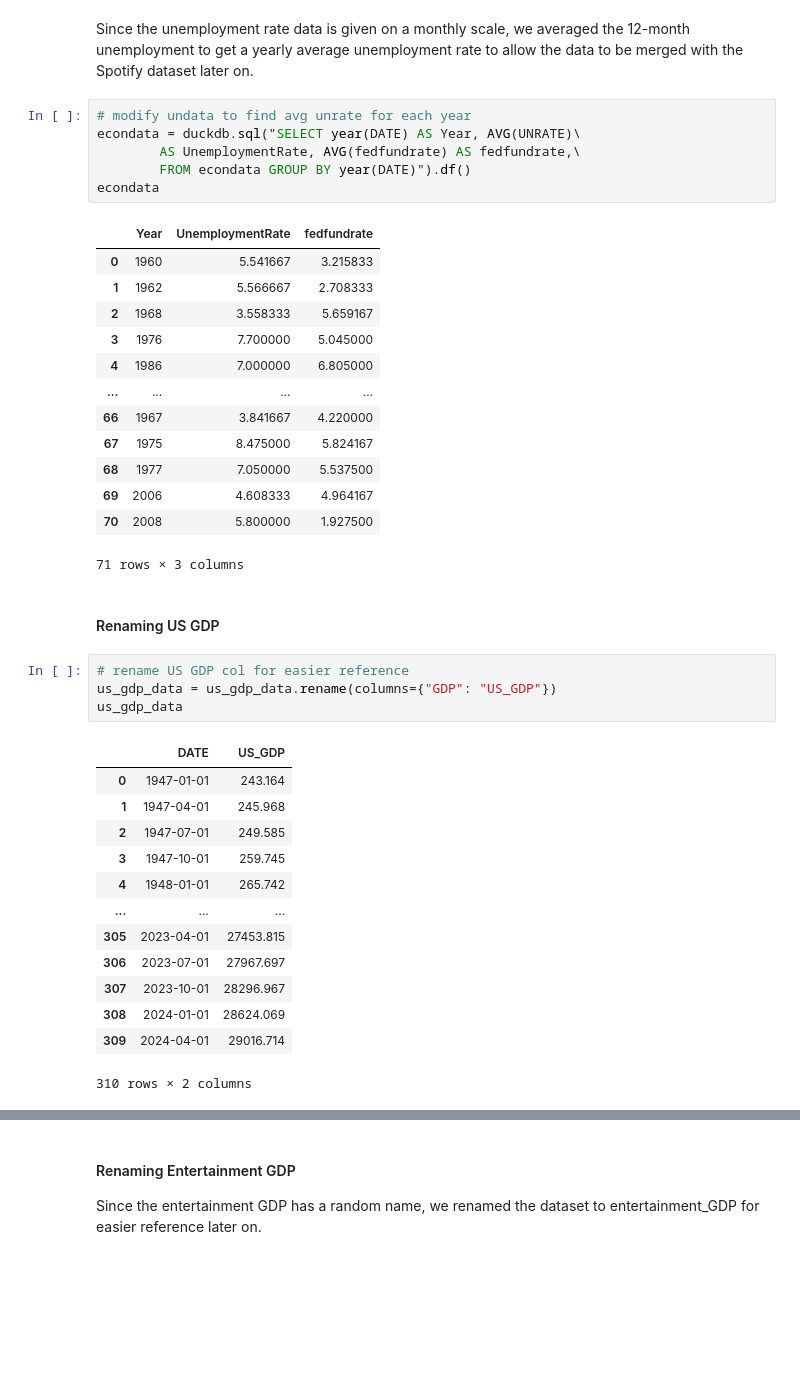
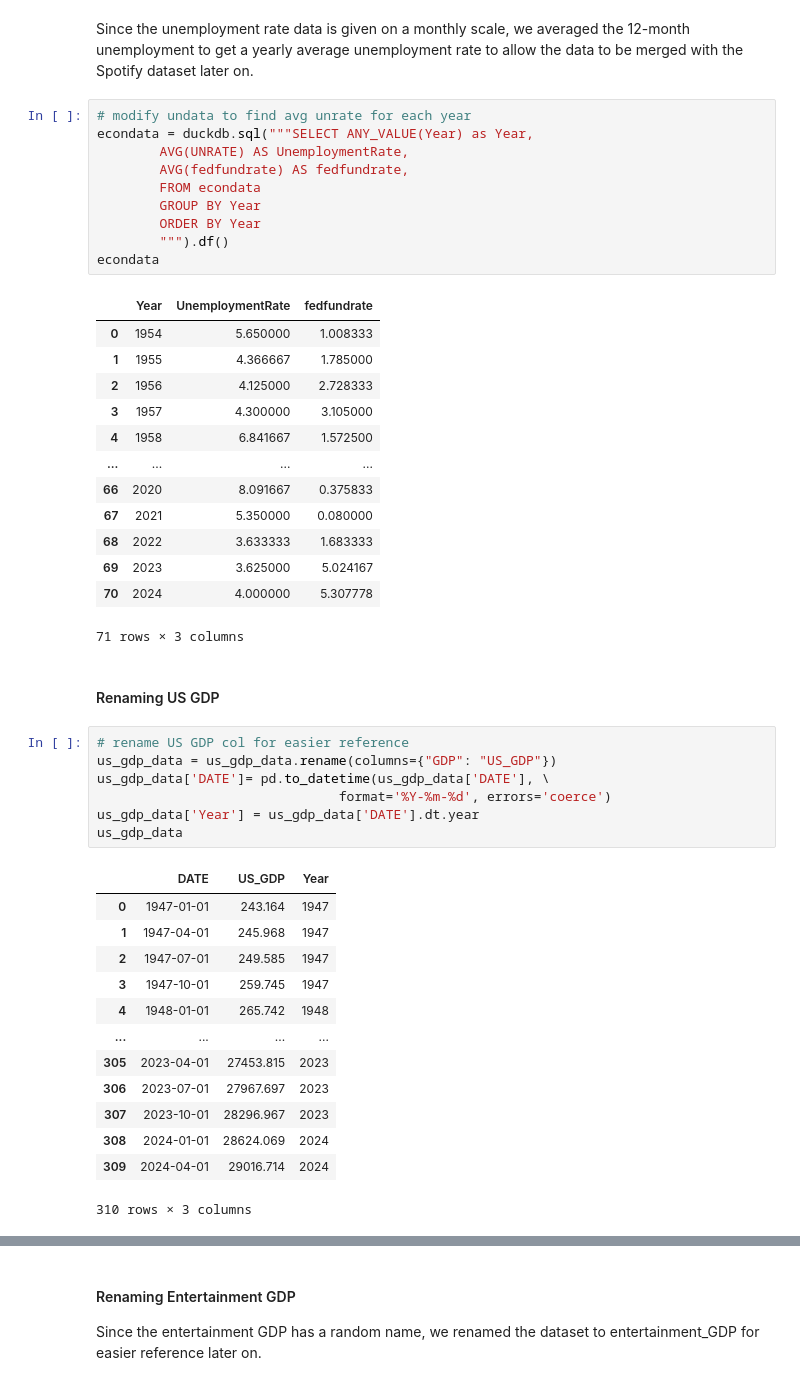
Before and after one commit to yp358/info2950-proj, a Jupyter notebook: final_cleaned_data.ipynb, the cells around one changed output, grey strips where cells are left out. Drawn from its saved outputs; the diff is of its cells as text; blank space fills up the shorter version.

```diff
--- a/final_cleaned_data.ipynb
+++ b/final_cleaned_data.ipynb
@@ -296,41 +301,48 @@ object
 Since the unemployment rate data is given on a monthly scale, we averaged the 12-month unemployment to get a yearly average unemployment rate to allow the data to be merged with the Spotify dataset later on.
 # %%
 # modify undata to find avg unrate for each year
-econdata = duckdb.sql("SELECT year(DATE) AS Year, AVG(UNRATE)\
-        AS UnemploymentRate, AVG(fedfundrate) AS fedfundrate,\
-        FROM econdata GROUP BY year(DATE)").df()
+econdata = duckdb.sql("""SELECT ANY_VALUE(Year) as Year,
+        AVG(UNRATE) AS UnemploymentRate,
+        AVG(fedfundrate) AS fedfundrate,
+        FROM econdata
+        GROUP BY Year
+        ORDER BY Year
+        """).df()
 econdata
 # %% [output]
 |  | Year | UnemploymentRate | fedfundrate |
-| 0 | 1960 | 5.541667 | 3.215833 |
-| 1 | 1962 | 5.566667 | 2.708333 |
-| 2 | 1968 | 3.558333 | 5.659167 |
-| 3 | 1976 | 7.700000 | 5.045000 |
-| 4 | 1986 | 7.000000 | 6.805000 |
+| 0 | 1954 | 5.650000 | 1.008333 |
+| 1 | 1955 | 4.366667 | 1.785000 |
+| 2 | 1956 | 4.125000 | 2.728333 |
+| 3 | 1957 | 4.300000 | 3.105000 |
+| 4 | 1958 | 6.841667 | 1.572500 |
 | ... | ... | ... | ... |
-| 66 | 1967 | 3.841667 | 4.220000 |
-| 67 | 1975 | 8.475000 | 5.824167 |
-| 68 | 1977 | 7.050000 | 5.537500 |
-| 69 | 2006 | 4.608333 | 4.964167 |
-| 70 | 2008 | 5.800000 | 1.927500 |
+| 66 | 2020 | 8.091667 | 0.375833 |
+| 67 | 2021 | 5.350000 | 0.080000 |
+| 68 | 2022 | 3.633333 | 1.683333 |
+| 69 | 2023 | 3.625000 | 5.024167 |
+| 70 | 2024 | 4.000000 | 5.307778 |
 71 rows × 3 columns
 # %% [markdown]
 #### Renaming US GDP
 # %%
 # rename US GDP col for easier reference
 us_gdp_data = us_gdp_data.rename(columns={"GDP": "US_GDP"})
+us_gdp_data['DATE']= pd.to_datetime(us_gdp_data['DATE'], \
+                               format='%Y-%m-%d', errors='coerce')
+us_gdp_data['Year'] = us_gdp_data['DATE'].dt.year
 us_gdp_data
 # %% [output]
-|  | DATE | US_GDP |
-| 0 | 1947-01-01 | 243.164 |
-| 1 | 1947-04-01 | 245.968 |
-| 2 | 1947-07-01 | 249.585 |
-| 3 | 1947-10-01 | 259.745 |
-| 4 | 1948-01-01 | 265.742 |
-| ... | ... | ... |
-| 305 | 2023-04-01 | 27453.815 |
-| 306 | 2023-07-01 | 27967.697 |
-| 307 | 2023-10-01 | 28296.967 |
-| 308 | 2024-01-01 | 28624.069 |
-| 309 | 2024-04-01 | 29016.714 |
+|  | DATE | US_GDP | Year |
+| 0 | 1947-01-01 | 243.164 | 1947 |
+| 1 | 1947-04-01 | 245.968 | 1947 |
+| 2 | 1947-07-01 | 249.585 | 1947 |
+| 3 | 1947-10-01 | 259.745 | 1947 |
+| 4 | 1948-01-01 | 265.742 | 1948 |
+| ... | ... | ... | ... |
+| 305 | 2023-04-01 | 27453.815 | 2023 |
+| 306 | 2023-07-01 | 27967.697 | 2023 |
+| 307 | 2023-10-01 | 28296.967 | 2023 |
+| 308 | 2024-01-01 | 28624.069 | 2024 |
+| 309 | 2024-04-01 | 29016.714 | 2024 |
-310 rows × 2 columns
+310 rows × 3 columns
```
Also changed, not shown: parts of 65 cells of this notebook, 2 other files.
